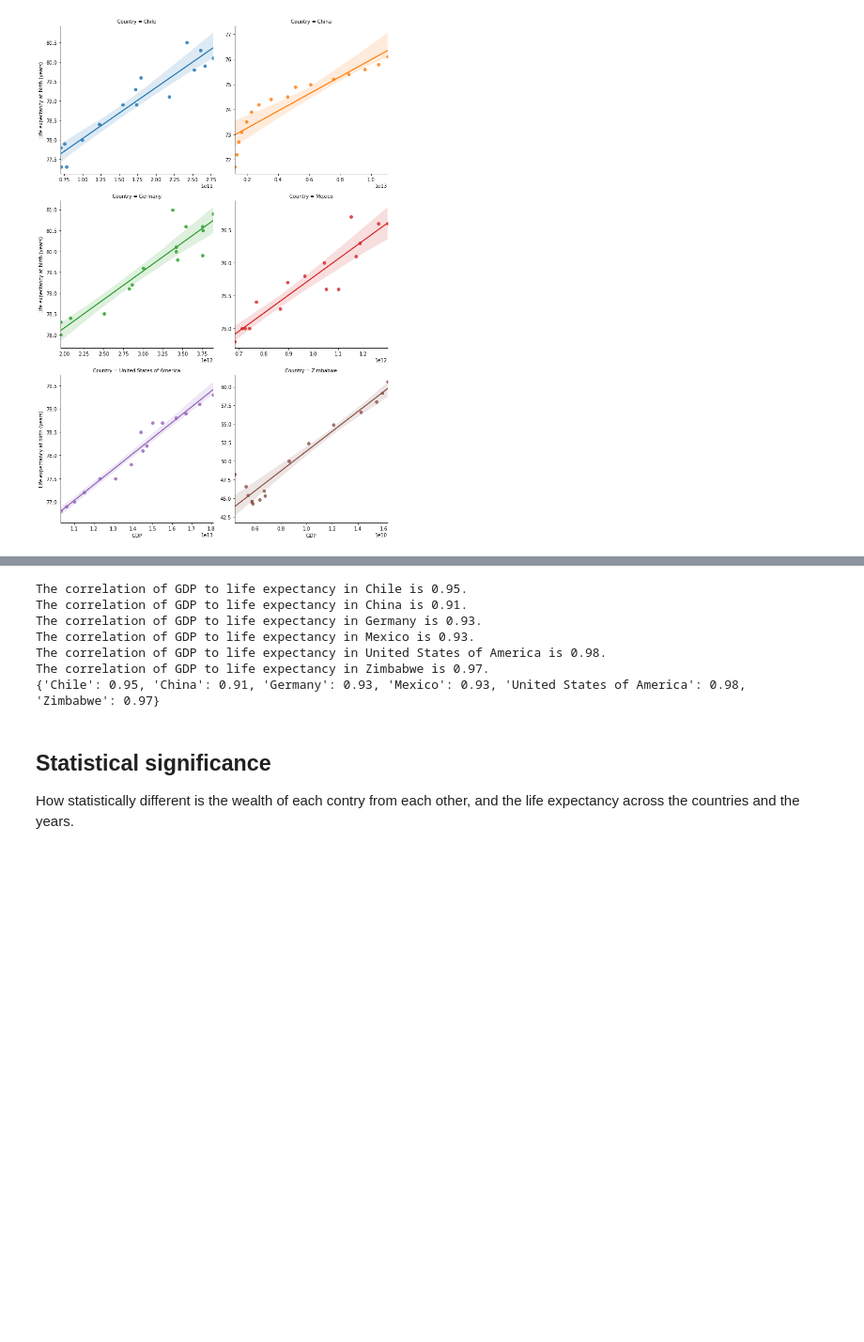
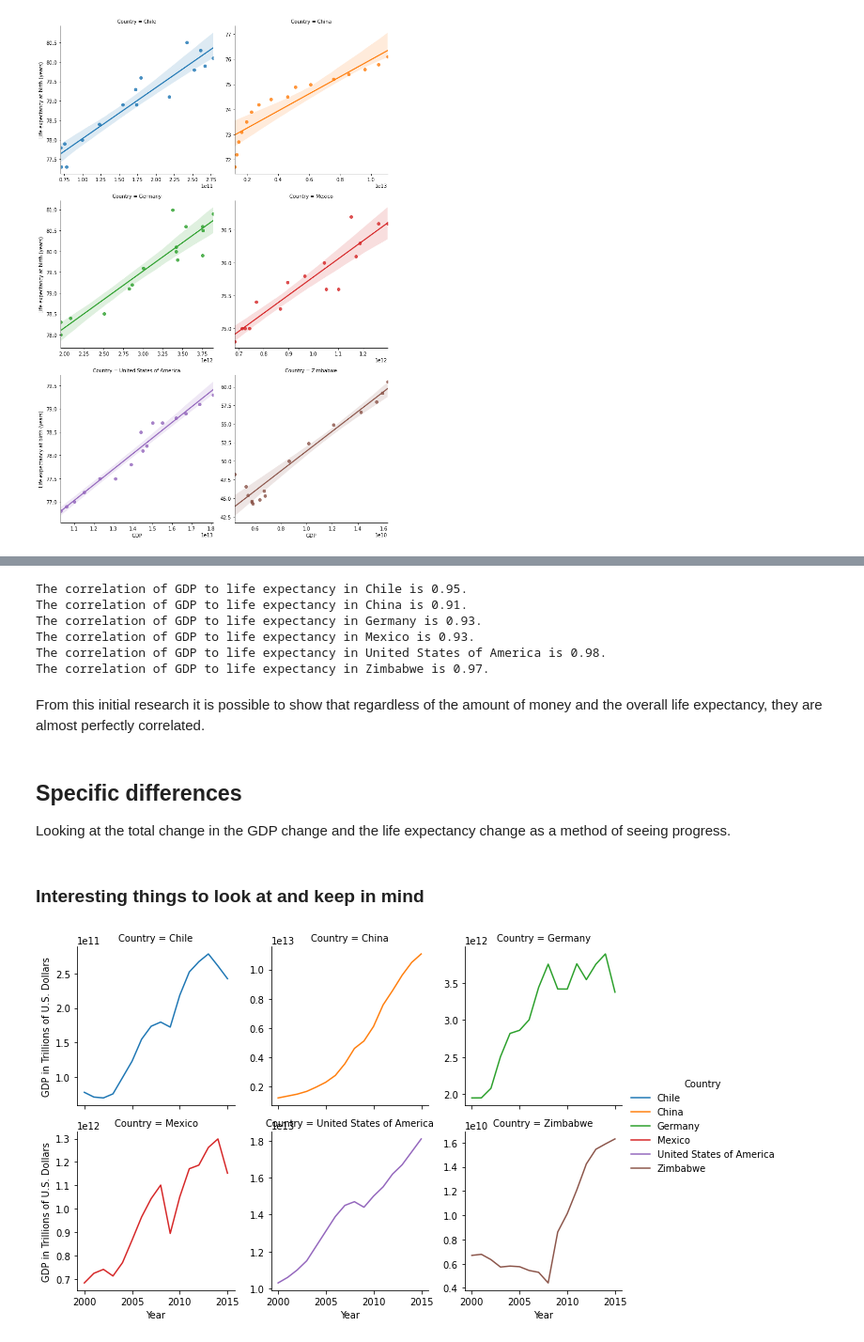
Before and after one commit to mplockhart/codecademy_projects, a Jupyter notebook: Life-Expectancy-and-GDP-Starter/life_expectancy_gdp.ipynb, the cells around one changed output, grey strips where cells are left out. Shown: that part at 94% size. Cells and saved outputs as stored; diff of their text form; code cells hidden in the pictures; blank space fills up the shorter version.

Commit message:
added some interesting information to the end.
Next stop is implementing the fig, axes stuff

```diff
--- a/Life-Expectancy-and-GDP-Starter/life_expectancy_gdp.ipynb
+++ b/Life-Expectancy-and-GDP-Starter/life_expectancy_gdp.ipynb
@@ -147,7 +154,7 @@ for country in unique_countries:
     corr_num = np.round(temp_df['Life expectancy at birth (years)'].corr(temp_df['GDP']),2)
     corr_dict[country] = corr_num
     print(f'The correlation of GDP to life expectancy in {country} is {corr_num}.')
-print(corr_dict)
+#print(corr_dict)
 # %% [output]
 The correlation of GDP to life expectancy in Chile is 0.95.
 The correlation of GDP to life expectancy in China is 0.91.
@@ -155,7 +162,21 @@ The correlation of GDP to life expectancy in Germany is 0.93.
 The correlation of GDP to life expectancy in Mexico is 0.93.
 The correlation of GDP to life expectancy in United States of America is 0.98.
 The correlation of GDP to life expectancy in Zimbabwe is 0.97.
-{'Chile': 0.95, 'China': 0.91, 'Germany': 0.93, 'Mexico': 0.93, 'United States of America': 0.98, 'Zimbabwe': 0.97}
-# %% [markdown]
-## Statistical significance
-How statistically different is the wealth of each contry from each other, and the life expectancy across the countries and the years.
+# %% [markdown]
+From this initial research it is possible to show that regardless of the amount of money and the overall life expectancy, they are almost perfectly correlated.
+# %% [markdown]
+## Specific differences
+Looking at the total change in the GDP change and the life expectancy change as a method of seeing progress.
+# %% [markdown]
+### Interesting things to look at and keep in mind
+# %%
+graphGDP = sns.FacetGrid(df, col="Country", col_wrap=3,
+                      hue = "Country", sharey = False)
+
+graphGDP = (graphGDP.map(sns.lineplot,"Year","GDP")
+         .add_legend()
+         .set_axis_labels("Year","GDP in Trillions of U.S. Dollars"))
+
+graphGDP;
+# %% [output]
+[figure, added]
```
Also changed, not shown: parts of 3 cells of this notebook.
